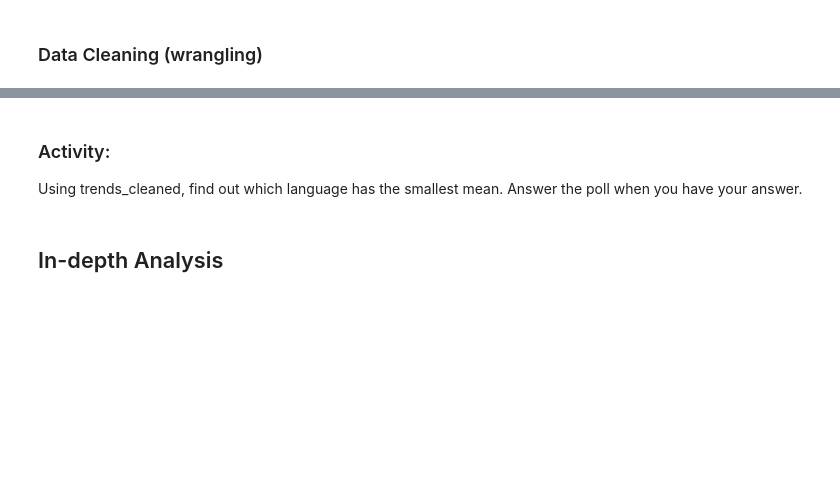
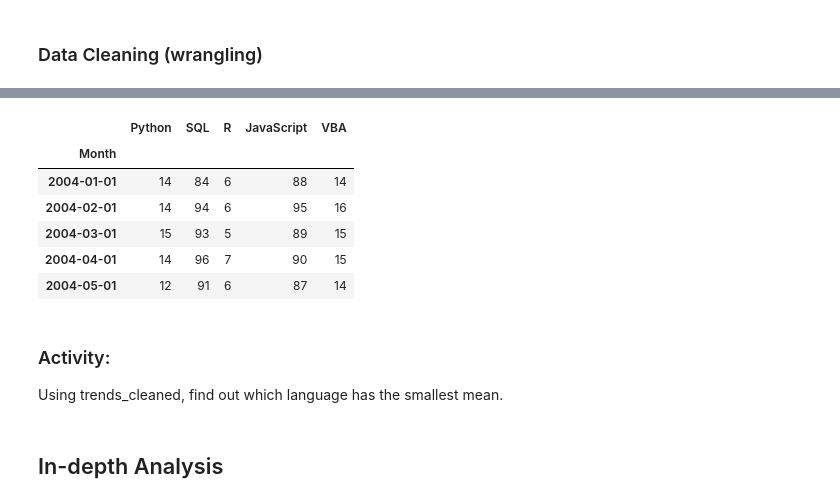
Before and after one commit to godatadriven/taster-sessions, a Jupyter notebook: 2-pandas.ipynb, the cells around one changed output, grey strips where cells are left out. Drawn from its saved outputs; the diff is of its cells as text; code cells hidden in the pictures; blank space fills up the shorter version.

```diff
--- a/2-pandas.ipynb
+++ b/2-pandas.ipynb
@@ -94,10 +163,20 @@ trends_cleaned = (
     .astype(int)          # change all columns to dtype int
     .rename(columns={'Visual Basic for Applications':'VBA'}) # rename columns (not values)
 )
+# %%
+trends_cleaned.head()
+# %% [output]
+|  | Python | SQL | R | JavaScript | VBA |
+| Month |  |  |  |  |  |
+| 2004-01-01 | 14 | 84 | 6 | 88 | 14 |
+| 2004-02-01 | 14 | 94 | 6 | 95 | 16 |
+| 2004-03-01 | 15 | 93 | 5 | 89 | 15 |
+| 2004-04-01 | 14 | 96 | 7 | 90 | 15 |
+| 2004-05-01 | 12 | 91 | 6 | 87 | 14 |
 # %% [markdown]
 ### Activity:
 
-Using trends_cleaned, find out which language has the smallest mean. Answer the poll when you have your answer.
+Using trends_cleaned, find out which language has the smallest mean.
 # %% [markdown]
 ## In-depth Analysis
 # %% [markdown]
```
Also changed, not shown: parts of 33 cells of this notebook, 5 other files.
